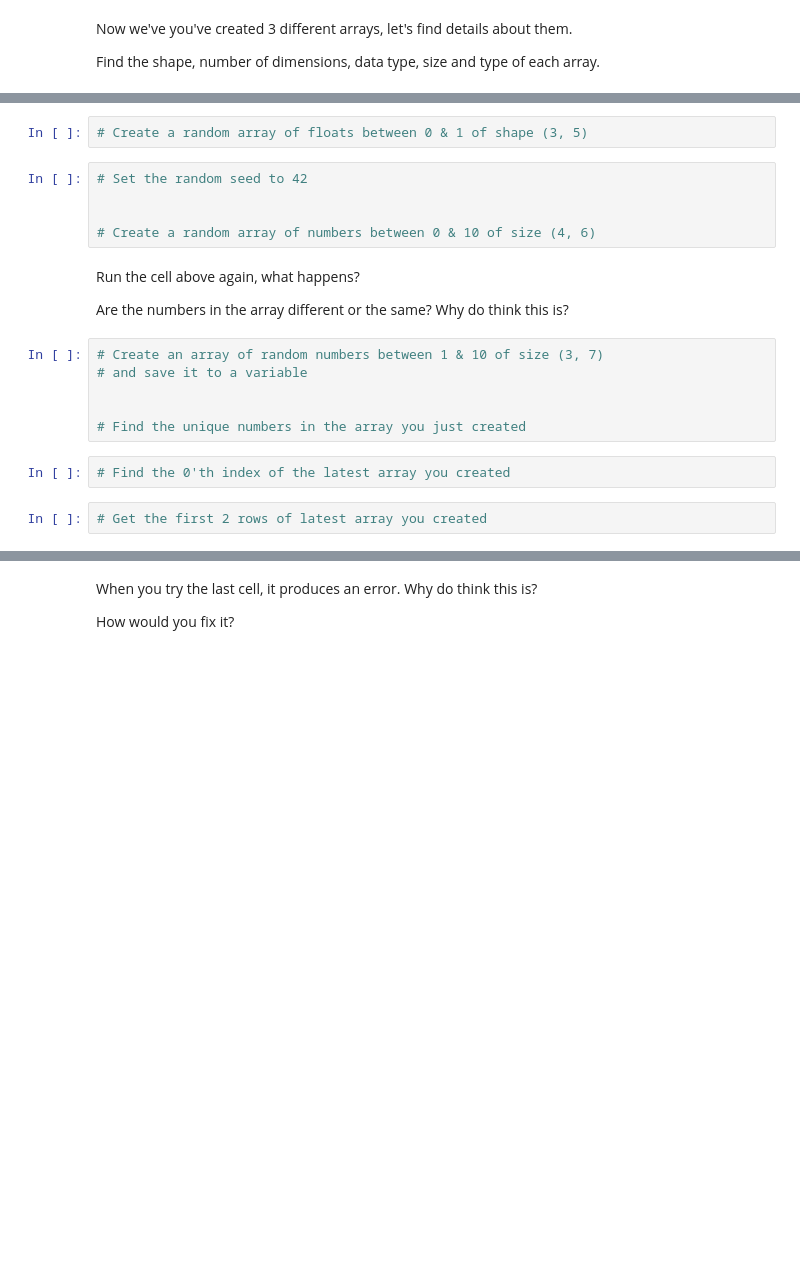
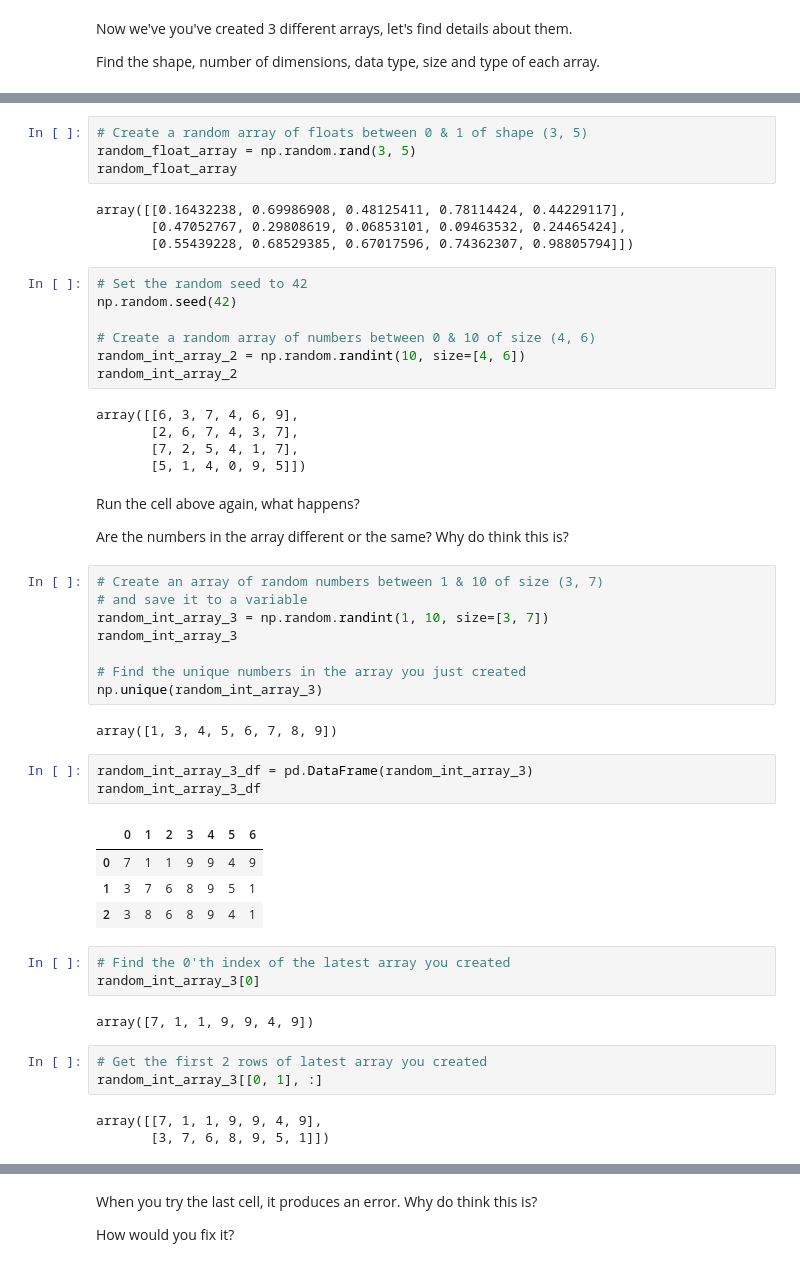
Before and after one commit to BrennZA/ZTM-ML, a Jupyter notebook: Copy_of_numpy_exercises.ipynb, the cells around one changed output, grey strips where cells are left out. Drawn from its saved outputs; the diff is of its cells as text; blank space fills up the shorter version.

```diff
--- a/Copy_of_numpy_exercises.ipynb
+++ b/Copy_of_numpy_exercises.ipynb
@@ -50,10 +126,23 @@ Find the shape, number of dimensions, data type, size and type of each array.
 # %%
 # Create a random array of floats between 0 & 1 of shape (3, 5)
+random_float_array = np.random.rand(3, 5)
+random_float_array
+# %% [output]
+array([[0.16432238, 0.69986908, 0.48125411, 0.78114424, 0.44229117],
+       [0.47052767, 0.29808619, 0.06853101, 0.09463532, 0.24465424],
+       [0.55439228, 0.68529385, 0.67017596, 0.74362307, 0.98805794]])
 # %%
 # Set the random seed to 42
-
+np.random.seed(42)
 
 # Create a random array of numbers between 0 & 10 of size (4, 6)
+random_int_array_2 = np.random.randint(10, size=[4, 6])
+random_int_array_2
+# %% [output]
+array([[6, 3, 7, 4, 6, 9],
+       [2, 6, 7, 4, 3, 7],
+       [7, 2, 5, 4, 1, 7],
+       [5, 1, 4, 0, 9, 5]])
 # %% [markdown]
 Run the cell above again, what happens?
 
@@ -61,12 +150,31 @@ Are the numbers in the array different or the same? Why do think this is?
 # %%
 # Create an array of random numbers between 1 & 10 of size (3, 7)
 # and save it to a variable
-
+random_int_array_3 = np.random.randint(1, 10, size=[3, 7])
+random_int_array_3
 
 # Find the unique numbers in the array you just created
+np.unique(random_int_array_3)
+# %% [output]
+array([1, 3, 4, 5, 6, 7, 8, 9])
+# %%
+random_int_array_3_df = pd.DataFrame(random_int_array_3)
+random_int_array_3_df
+# %% [output]
+|  | 0 | 1 | 2 | 3 | 4 | 5 | 6 |
+| 0 | 7 | 1 | 1 | 9 | 9 | 4 | 9 |
+| 1 | 3 | 7 | 6 | 8 | 9 | 5 | 1 |
+| 2 | 3 | 8 | 6 | 8 | 9 | 4 | 1 |
 # %%
 # Find the 0'th index of the latest array you created
+random_int_array_3[0]
+# %% [output]
+array([7, 1, 1, 9, 9, 4, 9])
 # %%
 # Get the first 2 rows of latest array you created
+random_int_array_3[[0, 1], :]
+# %% [output]
+array([[7, 1, 1, 9, 9, 4, 9],
+       [3, 7, 6, 8, 9, 5, 1]])
 # %%
 # Get the first 2 values of the first 2 rows of the latest array
```
Also changed, not shown: parts of 29 cells of this notebook.
